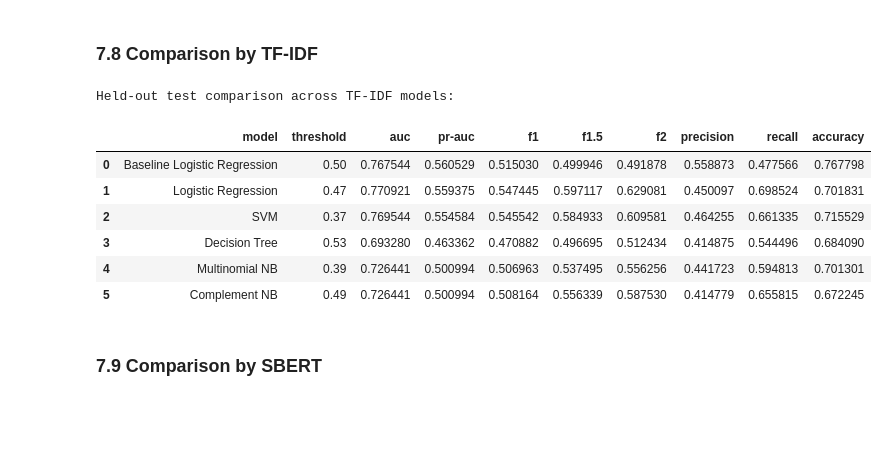
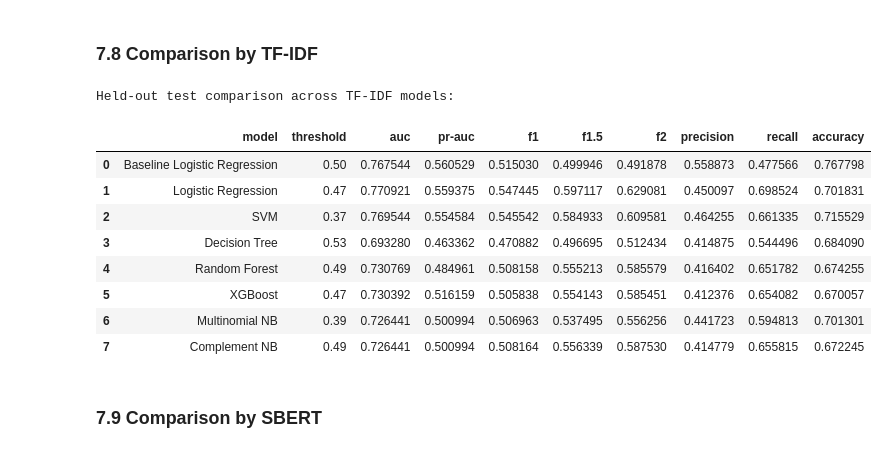
Before and after one commit to lzrcode-816/3244-Group-17-IMDB-Spoiler-Detection, a Jupyter notebook: Group17_ProjectDeSpoiler_Model.ipynb, the cells around one changed output. Saved outputs shown, nothing was run; the diff lists cells and outputs as text; code cells hidden in the pictures; blank space fills up the shorter version.

```diff
--- a/Group17_ProjectDeSpoiler_Model.ipynb
+++ b/Group17_ProjectDeSpoiler_Model.ipynb
@@ -5417,6 +5562,7 @@ def compute_metrics(y_true, y_prob, threshold=0.5):
 logreg_metric_cols = ["auc", "average_precision", "f1", "f1.5", "f2", "precision", "recall", "accuracy"]
 logreg_test_rows = []
 logreg_tfidf_threshold = logreg_tfidf_best_threshold
+logreg_tfidf_lemma_threshold = logreg_tfidf_lemma_best_threshold
 logreg_sbert_threshold = logreg_sbert_best_threshold
 
 # TF-IDF
@@ -5429,6 +5575,25 @@ for subset_name, artifact_name in SUBSET_TO_ARTIFACT.items():
         {
             "feature": "TF-IDF", "subset": subset_name, "threshold": logreg_tfidf_threshold,
             **test_metrics_logreg_tfidf,
+        }
+    )
+
+# TF-IDF + lemma
+for subset_name, artifact_name in SUBSET_TO_ARTIFACT.items():
+    artifacts = load_full_train_test(artifact_name=artifact_name, use_fulltrain=True)
+    y_test = artifacts["y_test"]
+    y_test_prob_logreg_tfidf_lemma = logreg_tfidf_lemma_models[subset_name].predict_proba(artifacts["X_tfidf_lemma_test"])[:, 1]
+    test_metrics_logreg_tfidf_lemma = compute_metrics(
+        y_test,
+        y_test_prob_logreg_tfidf_lemma,
+        threshold=logreg_tfidf_lemma_threshold,
+    )
+    logreg_test_rows.append(
+        {
+            "feature": "TF-IDF + lemma",
+            "subset": subset_name,
+            "threshold": logreg_tfidf_lemma_threshold,
+            **test_metrics_logreg_tfidf_lemma,
         }
     )
 
@@ -5946,30 +6136,30 @@ test_tfidf_comparison_rows = [
         "recall": dt_test_metrics_df.loc[dt_test_metrics_df["feature"] == "TF-IDF", "recall"].iloc[0],
         "accuracy": dt_test_metrics_df.loc[dt_test_metrics_df["feature"] == "TF-IDF", "accuracy"].iloc[0],
     },
-    # {
-    #     "model": "Random Forest",
-    #     "threshold": rf_test_metrics_df.loc[rf_test_metrics_df["feature"] == "TF-IDF", "threshold"].iloc[0],
-    #     "auc": rf_test_metrics_df.loc[rf_test_metrics_df["feature"] == "TF-IDF", "auc"].iloc[0],
-    #     "pr-auc": rf_test_metrics_df.loc[rf_test_metrics_df["feature"] == "TF-IDF", "pr-auc"].iloc[0],
-    #     "f1": rf_test_metrics_df.loc[rf_test_metrics_df["feature"] == "TF-IDF", "f1"].iloc[0],
-    #     "f1.5": rf_test_metrics_df.loc[rf_test_metrics_df["feature"] == "TF-IDF", "f1.5"].iloc[0],
-    #     "f2": rf_test_metrics_df.loc[rf_test_metrics_df["feature"] == "TF-IDF", "f2"].iloc[0],
-    #     "precision": rf_test_metrics_df.loc[rf_test_metrics_df["feature"] == "TF-IDF", "precision"].iloc[0],
-    #     "recall": rf_test_metrics_df.loc[rf_test_metrics_df["feature"] == "TF-IDF", "recall"].iloc[0],
-    #     "accuracy": rf_test_metrics_df.loc[rf_test_metrics_df["feature"] == "TF-IDF", "accuracy"].iloc[0],
-    # },
-    # {
-    #     "model": "XGBoost",
-    #     "threshold": xgb_test_metrics_df.loc[xgb_test_metrics_df["feature"] == "TF-IDF", "threshold"].iloc[0],
-    #     "auc": xgb_test_metrics_df.loc[xgb_test_metrics_df["feature"] == "TF-IDF", "auc"].iloc[0],
-    #     "pr-auc": xgb_test_metrics_df.loc[xgb_test_metrics_df["feature"] == "TF-IDF", "pr-auc"].iloc[0],
-    #     "f1": xgb_test_metrics_df.loc[xgb_test_metrics_df["feature"] == "TF-IDF", "f1"].iloc[0],
-    #     "f1.5": xgb_test_metrics_df.loc[xgb_test_metrics_df["feature"] == "TF-IDF", "f1.5"].iloc[0],
-    #     "f2": xgb_test_metrics_df.loc[xgb_test_metrics_df["feature"] == "TF-IDF", "f2"].iloc[0],
-    #     "precision": xgb_test_metrics_df.loc[xgb_test_metrics_df["feature"] == "TF-IDF", "precision"].iloc[0],
-    #     "recall": xgb_test_metrics_df.loc[xgb_test_metrics_df["feature"] == "TF-IDF", "recall"].iloc[0],
-    #     "accuracy": xgb_test_metrics_df.loc[xgb_test_metrics_df["feature"] == "TF-IDF", "accuracy"].iloc[0],
-    # },
+    {
+        "model": "Random Forest",
+        "threshold": rf_test_metrics_df.loc[rf_test_metrics_df["feature"] == "TF-IDF", "threshold"].iloc[0],
+        "auc": rf_test_metrics_df.loc[rf_test_metrics_df["feature"] == "TF-IDF", "auc"].iloc[0],
+        "pr-auc": rf_test_metrics_df.loc[rf_test_metrics_df["feature"] == "TF-IDF", "pr-auc"].iloc[0],
+        "f1": rf_test_metrics_df.loc[rf_test_metrics_df["feature"] == "TF-IDF", "f1"].iloc[0],
+        "f1.5": rf_test_metrics_df.loc[rf_test_metrics_df["feature"] == "TF-IDF", "f1.5"].iloc[0],
+        "f2": rf_test_metrics_df.loc[rf_test_metrics_df["feature"] == "TF-IDF", "f2"].iloc[0],
+        "precision": rf_test_metrics_df.loc[rf_test_metrics_df["feature"] == "TF-IDF", "precision"].iloc[0],
+        "recall": rf_test_metrics_df.loc[rf_test_metrics_df["feature"] == "TF-IDF", "recall"].iloc[0],
+        "accuracy": rf_test_metrics_df.loc[rf_test_metrics_df["feature"] == "TF-IDF", "accuracy"].iloc[0],
+    },
+    {
+        "model": "XGBoost",
+        "threshold": xgb_test_metrics_df.loc[xgb_test_metrics_df["feature"] == "TF-IDF", "threshold"].iloc[0],
+        "auc": xgb_test_metrics_df.loc[xgb_test_metrics_df["feature"] == "TF-IDF", "auc"].iloc[0],
+        "pr-auc": xgb_test_metrics_df.loc[xgb_test_metrics_df["feature"] == "TF-IDF", "pr-auc"].iloc[0],
+        "f1": xgb_test_metrics_df.loc[xgb_test_metrics_df["feature"] == "TF-IDF", "f1"].iloc[0],
+        "f1.5": xgb_test_metrics_df.loc[xgb_test_metrics_df["feature"] == "TF-IDF", "f1.5"].iloc[0],
+        "f2": xgb_test_metrics_df.loc[xgb_test_metrics_df["feature"] == "TF-IDF", "f2"].iloc[0],
+        "precision": xgb_test_metrics_df.loc[xgb_test_metrics_df["feature"] == "TF-IDF", "precision"].iloc[0],
+        "recall": xgb_test_metrics_df.loc[xgb_test_metrics_df["feature"] == "TF-IDF", "recall"].iloc[0],
+        "accuracy": xgb_test_metrics_df.loc[xgb_test_metrics_df["feature"] == "TF-IDF", "accuracy"].iloc[0],
+    },
     {
         "model": "Multinomial NB",
         "threshold": nb_test_metrics_df.loc[(nb_test_metrics_df["feature"] == "TF-IDF") & (nb_test_metrics_df["model"] == "Multinomial NB"), "threshold"].iloc[0],
@@ -5982,35 +6172,37 @@ test_tfidf_comparison_rows = [
         "recall": nb_test_metrics_df.loc[(nb_test_metrics_df["feature"] == "TF-IDF") & (nb_test_metrics_df["model"] == "Multinomial NB"), "recall"].iloc[0],
         "accuracy": nb_test_metrics_df.loc[(nb_test_metrics_df["feature"] == "TF-IDF") & (nb_test_metrics_df["model"] == "Multinomial NB"), "accuracy"].iloc[0],
     },
     {
         "model": "Complement NB",
         "threshold": nb_test_metrics_df.loc[(nb_test_metrics_df["feature"] == "TF-IDF") & (nb_test_metrics_df["model"] == "Complement NB"), "threshold"].iloc[0],
         "auc": nb_test_metrics_df.loc[(nb_test_metrics_df["feature"] == "TF-IDF") & (nb_test_metrics_df["model"] == "Complement NB"), "auc"].iloc[0],
         "pr-auc": nb_test_metrics_df.loc[(nb_test_metrics_df["feature"] == "TF-IDF") & (nb_test_metrics_df["model"] == "Complement NB"), "pr-auc"].iloc[0],
         "f1": nb_test_metrics_df.loc[(nb_test_metrics_df["feature"] == "TF-IDF") & (nb_test_metrics_df["model"] == "Complement NB"), "f1"].iloc[0],
         "f1.5": nb_test_metrics_df.loc[(nb_test_metrics_df["feature"] == "TF-IDF") & (nb_test_metrics_df["model"] == "Complement NB"), "f1.5"].iloc[0],
         "f2": nb_test_metrics_df.loc[(nb_test_metrics_df["feature"] == "TF-IDF") & (nb_test_metrics_df["model"] == "Complement NB"), "f2"].iloc[0],
         "precision": nb_test_metrics_df.loc[(nb_test_metrics_df["feature"] == "TF-IDF") & (nb_test_metrics_df["model"] == "Complement NB"), "precision"].iloc[0],
         "recall": nb_test_metrics_df.loc[(nb_test_metrics_df["feature"] == "TF-IDF") & (nb_test_metrics_df["model"] == "Complement NB"), "recall"].iloc[0],
         "accuracy": nb_test_metrics_df.loc[(nb_test_metrics_df["feature"] == "TF-IDF") & (nb_test_metrics_df["model"] == "Complement NB"), "accuracy"].iloc[0],
     },
 ]
 
 test_tfidf_comparison_df = pd.DataFrame(test_tfidf_comparison_rows)
 
 print("Held-out test comparison across TF-IDF models:")
 display(
     test_tfidf_comparison_df[["model", "threshold"] + test_tfidf_metric_cols].round(6)
 )
 # %% [output]
 Held-out test comparison across TF-IDF models:
 |  | model | threshold | auc | pr-auc | f1 | f1.5 | f2 | precision | recall | accuracy |
 | 0 | Baseline Logistic Regression | 0.50 | 0.767544 | 0.560529 | 0.515030 | 0.499946 | 0.491878 | 0.558873 | 0.477566 | 0.767798 |
 | 1 | Logistic Regression | 0.47 | 0.770921 | 0.559375 | 0.547445 | 0.597117 | 0.629081 | 0.450097 | 0.698524 | 0.701831 |
 | 2 | SVM | 0.37 | 0.769544 | 0.554584 | 0.545542 | 0.584933 | 0.609581 | 0.464255 | 0.661335 | 0.715529 |
 | 3 | Decision Tree | 0.53 | 0.693280 | 0.463362 | 0.470882 | 0.496695 | 0.512434 | 0.414875 | 0.544496 | 0.684090 |
-| 4 | Multinomial NB | 0.39 | 0.726441 | 0.500994 | 0.506963 | 0.537495 | 0.556256 | 0.441723 | 0.594813 | 0.701301 |
-| 5 | Complement NB | 0.49 | 0.726441 | 0.500994 | 0.508164 | 0.556339 | 0.587530 | 0.414779 | 0.655815 | 0.672245 |
+| 4 | Random Forest | 0.49 | 0.730769 | 0.484961 | 0.508158 | 0.555213 | 0.585579 | 0.416402 | 0.651782 | 0.674255 |
+| 5 | XGBoost | 0.47 | 0.730392 | 0.516159 | 0.505838 | 0.554143 | 0.585451 | 0.412376 | 0.654082 | 0.670057 |
+| 6 | Multinomial NB | 0.39 | 0.726441 | 0.500994 | 0.506963 | 0.537495 | 0.556256 | 0.441723 | 0.594813 | 0.701301 |
+| 7 | Complement NB | 0.49 | 0.726441 | 0.500994 | 0.508164 | 0.556339 | 0.587530 | 0.414779 | 0.655815 | 0.672245 |
 # %% [markdown]
 ### 7.9 Comparison by SBERT
 # %%
```
Also changed, not shown: parts of 20 cells of this notebook.
